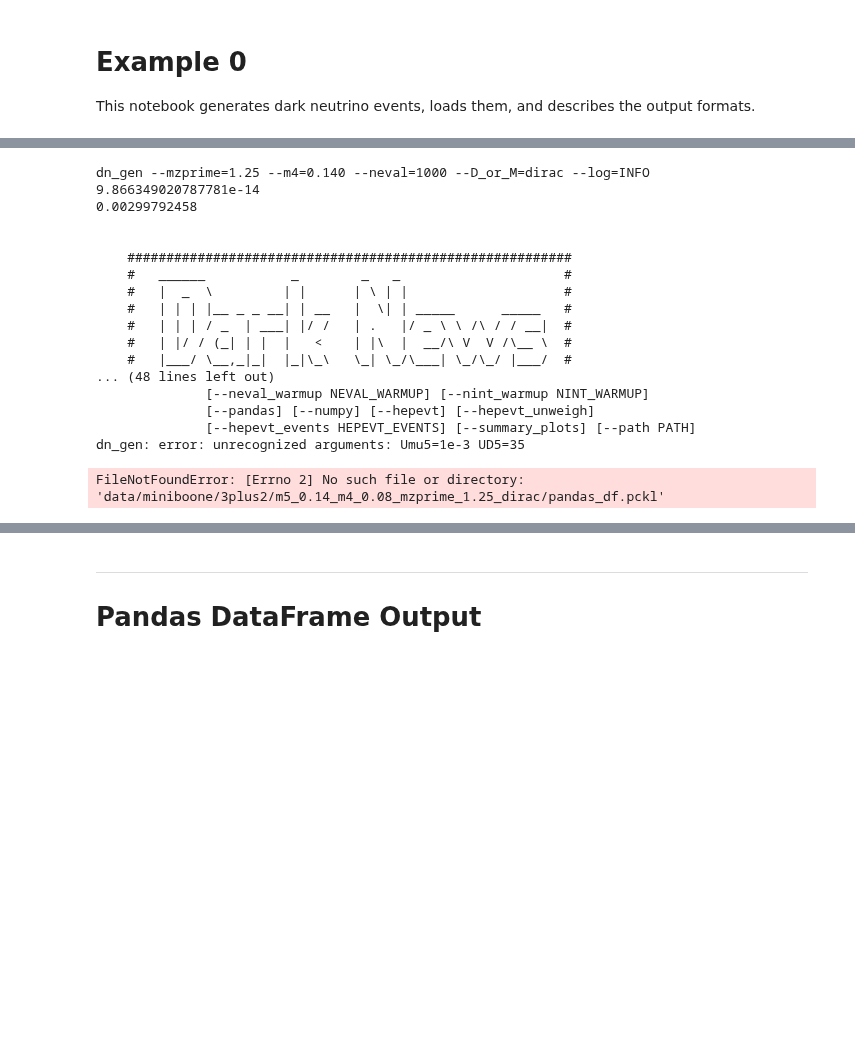
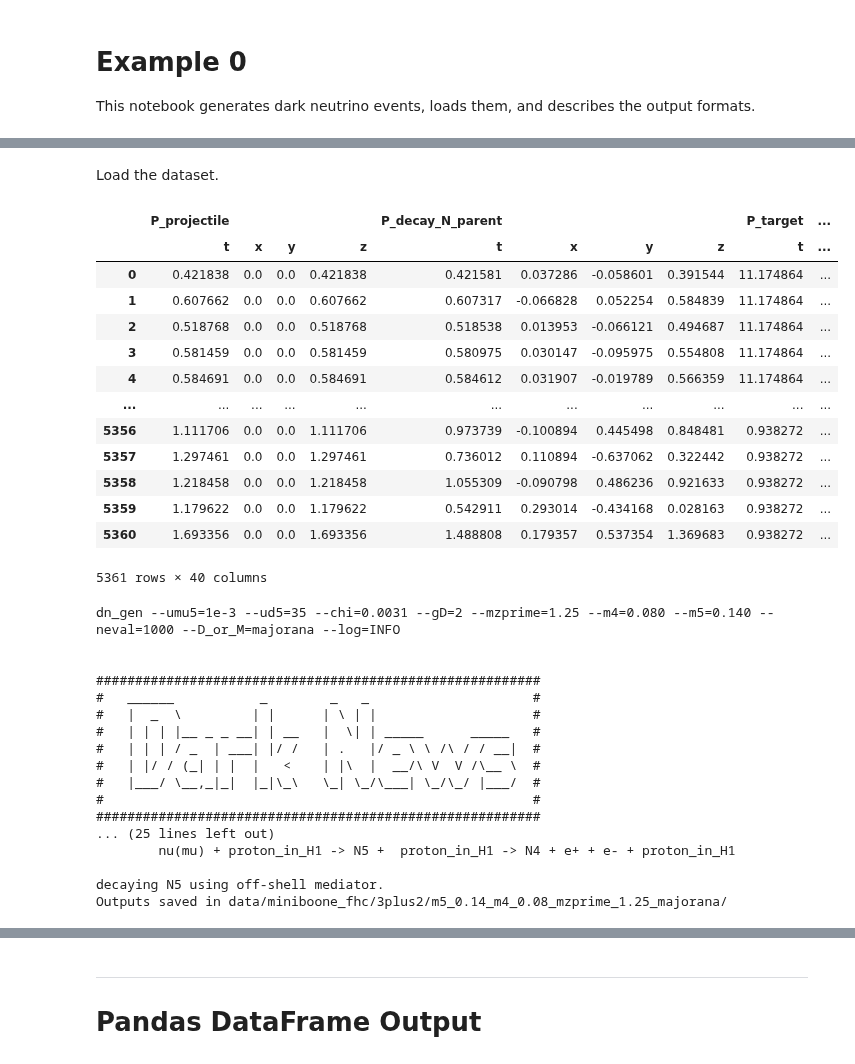
Before and after one commit to mhostert/DarkNews-generator, a Jupyter notebook: examples/Example_0__start_here.ipynb, the cells around one changed output, grey strips where cells are left out. Saved outputs shown, nothing was run; the diff lists cells and outputs as text; code cells hidden in the pictures; blank space fills up the shorter version.

```diff
--- a/examples/Example_0__start_here.ipynb
+++ b/examples/Example_0__start_here.ipynb
@@ -23,33 +47,41 @@ First using the GenLauncher class, as well as via the command line functionality
+# %% [markdown]
+Load the dataset.
+# %%
+df_d = pd.read_pickle('./data/miniboone_fhc/3plus1/m4_0.14_mzprime_1.25_dirac/pandas_df.pckl')
+df_d
+# %% [output]
+|  | P_projectile |  |  |  | P_decay_N_parent |  |  |  | P_target | ... |
+|  | t | x | y | z | t | x | y | z | t | ... |
+| 0 | 0.421838 | 0.0 | 0.0 | 0.421838 | 0.421581 | 0.037286 | -0.058601 | 0.391544 | 11.174864 | ... |
+| 1 | 0.607662 | 0.0 | 0.0 | 0.607662 | 0.607317 | -0.066828 | 0.052254 | 0.584839 | 11.174864 | ... |
+| 2 | 0.518768 | 0.0 | 0.0 | 0.518768 | 0.518538 | 0.013953 | -0.066121 | 0.494687 | 11.174864 | ... |
+| 3 | 0.581459 | 0.0 | 0.0 | 0.581459 | 0.580975 | 0.030147 | -0.095975 | 0.554808 | 11.174864 | ... |
+| 4 | 0.584691 | 0.0 | 0.0 | 0.584691 | 0.584612 | 0.031907 | -0.019789 | 0.566359 | 11.174864 | ... |
+| ... | ... | ... | ... | ... | ... | ... | ... | ... | ... | ... |
+| 5356 | 1.111706 | 0.0 | 0.0 | 1.111706 | 0.973739 | -0.100894 | 0.445498 | 0.848481 | 0.938272 | ... |
+| 5357 | 1.297461 | 0.0 | 0.0 | 1.297461 | 0.736012 | 0.110894 | -0.637062 | 0.322442 | 0.938272 | ... |
+| 5358 | 1.218458 | 0.0 | 0.0 | 1.218458 | 1.055309 | -0.090798 | 0.486236 | 0.921633 | 0.938272 | ... |
+| 5359 | 1.179622 | 0.0 | 0.0 | 1.179622 | 0.542911 | 0.293014 | -0.434168 | 0.028163 | 0.938272 | ... |
+| 5360 | 1.693356 | 0.0 | 0.0 | 1.693356 | 1.488808 | 0.179357 | 0.537354 | 1.369683 | 0.938272 | ... |
+5361 rows × 40 columns
 # %%
-cmd_string = "dn_gen --mzprime=1.25 --m4=0.140 --neval=1000 --D_or_M=dirac --log=INFO"
+cmd_string = "dn_gen --umu5=1e-3 --ud5=35 --chi=0.0031 --gD=2 --mzprime=1.25 --m4=0.080 --m5=0.140 --neval=1000 --D_or_M=majorana --log=INFO"
 const.subprocess_cmd(cmd_string)
-
-cmd_string = "dn_gen Umu5=1e-3 UD5=35 --chi=0.0031 --gD=2 --mzprime=1.25 --m4=0.080 --m5=0.140 --neval=1000 --D_or_M=majorana --log=INFO"
-const.subprocess_cmd(cmd_string)
-
-### DANIELE's METHOD....
-# Gen = ....
-# df_m = Gen.run(...)
 # %% [output]
-dn_gen --mzprime=1.25 --m4=0.140 --neval=1000 --D_or_M=dirac --log=INFO
-9.866349020787781e-14
-0.00299792458
+dn_gen --umu5=1e-3 --ud5=35 --chi=0.0031 --gD=2 --mzprime=1.25 --m4=0.080 --m5=0.140 --neval=1000 --D_or_M=majorana --log=INFO
 
 
-    #########################################################
-    #   ______           _        _   _                     #
-    #   |  _  \         | |      | \ | |                    #
-    #   | | | |__ _ _ __| | __   |  \| | _____      _____   #
-    #   | | | / _  | ___| |/ /   | .   |/ _ \ \ /\ / / __|  #
-    #   | |/ / (_| | |  |   <    | |\  |  __/\ V  V /\__ \  #
-    #   |___/ \__,_|_|  |_|\_\   \_| \_/\___| \_/\_/ |___/  #
-... (48 lines left out)
-              [--neval_warmup NEVAL_WARMUP] [--nint_warmup NINT_WARMUP]
-              [--pandas] [--numpy] [--hepevt] [--hepevt_unweigh]
-              [--hepevt_events HEPEVT_EVENTS] [--summary_plots] [--path PATH]
-dn_gen: error: unrecognized arguments: Umu5=1e-3 UD5=35
+#########################################################
+#   ______           _        _   _                     #
+#   |  _  \         | |      | \ | |                    #
+#   | | | |__ _ _ __| | __   |  \| | _____      _____   #
+#   | | | / _  | ___| |/ /   | .   |/ _ \ \ /\ / / __|  #
+#   | |/ / (_| | |  |   <    | |\  |  __/\ V  V /\__ \  #
+#   |___/ \__,_|_|  |_|\_\   \_| \_/\___| \_/\_/ |___/  #
+#                                                       #
+#########################################################
+... (25 lines left out)
+        nu(mu) + proton_in_H1 -> N5 +  proton_in_H1 -> N4 + e+ + e- + proton_in_H1
+
+decaying N5 using off-shell mediator.
+Outputs saved in data/miniboone_fhc/3plus2/m5_0.14_m4_0.08_mzprime_1.25_majorana/
-# %%
-# loading the events generated via the command line
-df_d = pd.read_pickle('data/miniboone/3plus1/m4_0.14_mzprime_1.25_dirac/pandas_df.pckl')
-# %% [output]
-FileNotFoundError: [Errno 2] No such file or directory: 'data/miniboone/3plus2/m5_0.14_m4_0.08_mzprime_1.25_dirac/pandas_df.pckl'
```
Also changed, not shown: parts of 13 cells of this notebook.
